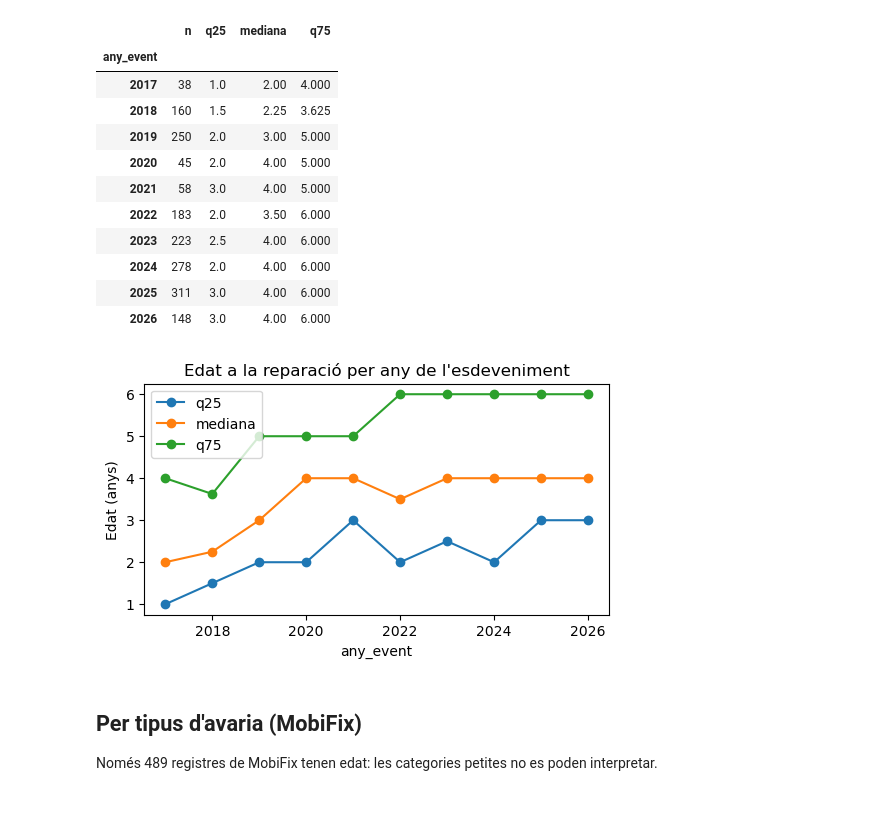
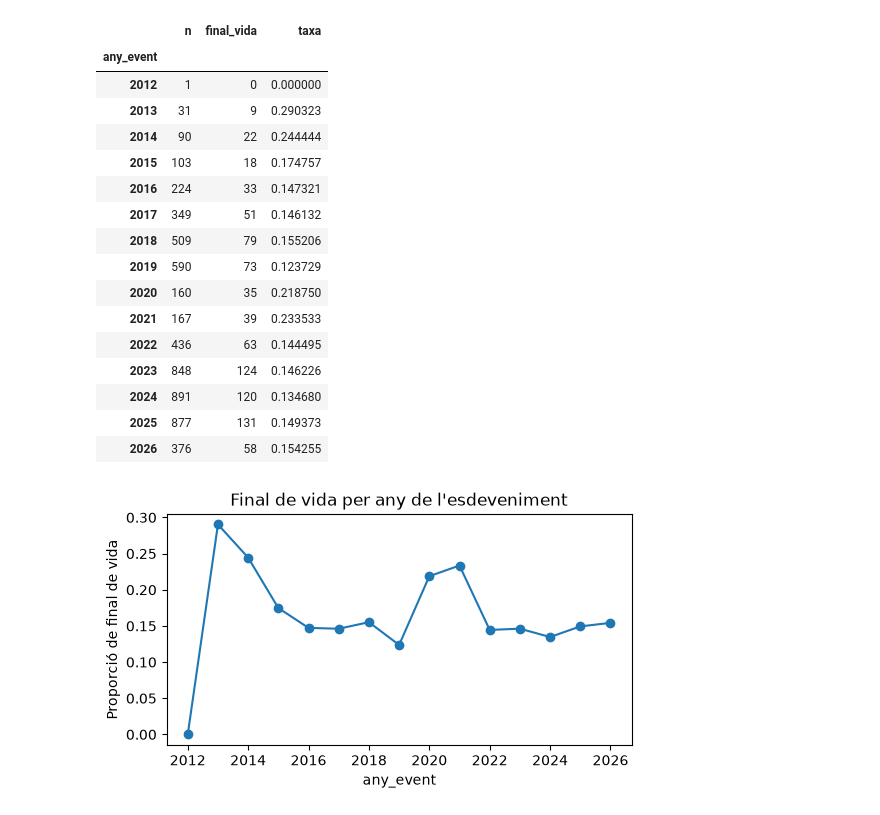
Before and after one commit to feal-ca/vincle-obsolescencia, a Jupyter notebook: posts/vida-material/_analisi/notebooks/03_exploracio_P2.ipynb, the cells around one changed output. Saved outputs shown, nothing was run; the diff lists cells and outputs as text; code cells hidden in the pictures.

```diff
--- a/posts/vida-material/_analisi/notebooks/03_exploracio_P2.ipynb
+++ b/posts/vida-material/_analisi/notebooks/03_exploracio_P2.ipynb
@@ -75,0 +21,11 @@ caixes(amb_edat, "repair_status", "Edat segons l'estat de la reparació")
+# %%
+def taxa(df, columna, minim=30):
+    """Proporció de final de vida per categoria, amb el nombre de casos."""
+    t = df.groupby(columna)["final_vida"].agg(n="size", final_vida="sum", taxa="mean")
+    return t[t["n"] >= minim].sort_values("taxa", ascending=False)
+
+def barres(t, titol):
+    ax = t["taxa"].sort_values().plot.barh(figsize=(6, 0.3 * len(t) + 1), color="#2a78d6")
+    ax.set_xlabel("Proporció de final de vida")
+    ax.set_title(titol)
+    plt.show()
@@ -105,25 +90,26 @@ caixes(amb_edat, "data_provider", "Edat per proveïdor", minim=10)
 # %%
-t = quartils(amb_edat, "any_event", minim=1).sort_index()
+t = taxa(mobils, "any_event", minim=1).sort_index()
 display(t)
-ax = t[["q25", "mediana", "q75"]].plot(marker="o", figsize=(6, 3))
-ax.set_ylabel("Edat (anys)")
-ax.set_title("Edat a la reparació per any de l'esdeveniment")
+ax = t["taxa"].plot(marker="o", figsize=(6, 3))
+ax.set_ylabel("Proporció de final de vida")
+ax.set_title("Final de vida per any de l'esdeveniment")
 plt.show()
 # %% [output]
-|  | n | q25 | mediana | q75 |
-| any_event |  |  |  |  |
-| 2017 | 38 | 1.0 | 2.00 | 4.000 |
-| 2018 | 160 | 1.5 | 2.25 | 3.625 |
-| 2019 | 250 | 2.0 | 3.00 | 5.000 |
-| 2020 | 45 | 2.0 | 4.00 | 5.000 |
-| 2021 | 58 | 3.0 | 4.00 | 5.000 |
-| 2022 | 183 | 2.0 | 3.50 | 6.000 |
-| 2023 | 223 | 2.5 | 4.00 | 6.000 |
-| 2024 | 278 | 2.0 | 4.00 | 6.000 |
-| 2025 | 311 | 3.0 | 4.00 | 6.000 |
-| 2026 | 148 | 3.0 | 4.00 | 6.000 |
+|  | n | final_vida | taxa |
+| any_event |  |  |  |
+| 2012 | 1 | 0 | 0.000000 |
+| 2013 | 31 | 9 | 0.290323 |
+| 2014 | 90 | 22 | 0.244444 |
+| 2015 | 103 | 18 | 0.174757 |
+| 2016 | 224 | 33 | 0.147321 |
+| 2017 | 349 | 51 | 0.146132 |
+| 2018 | 509 | 79 | 0.155206 |
+| 2019 | 590 | 73 | 0.123729 |
+| 2020 | 160 | 35 | 0.218750 |
+| 2021 | 167 | 39 | 0.233533 |
+| 2022 | 436 | 63 | 0.144495 |
+| 2023 | 848 | 124 | 0.146226 |
+| 2024 | 891 | 120 | 0.134680 |
+| 2025 | 877 | 131 | 0.149373 |
+| 2026 | 376 | 58 | 0.154255 |
-[figure, old version]
+[figure, new version]
-# %% [markdown]
-## Per tipus d'avaria (MobiFix)
-
-Només 489 registres de MobiFix tenen edat: les categories petites no es poden interpretar.
```
Also changed, not shown: parts of 25 cells of this notebook, 9 other files.
